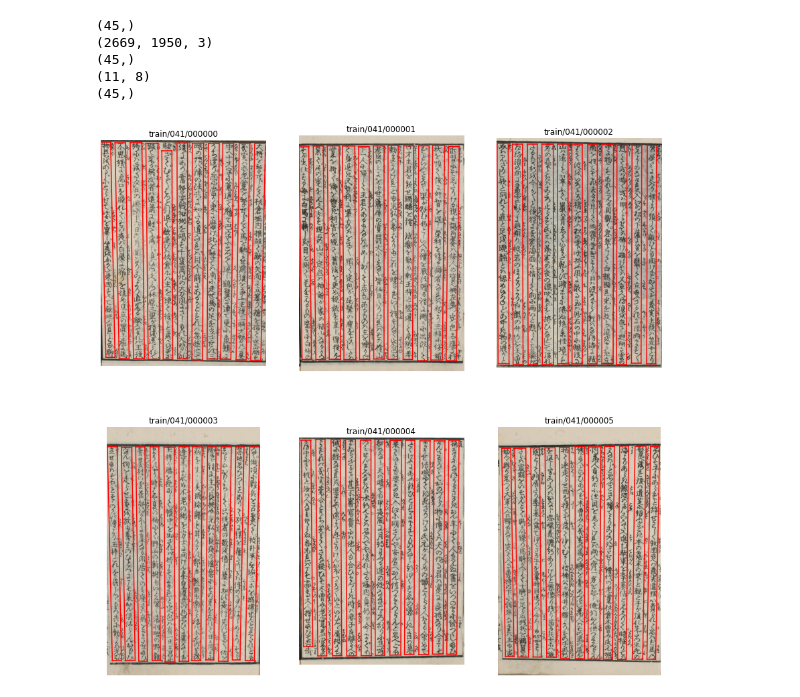
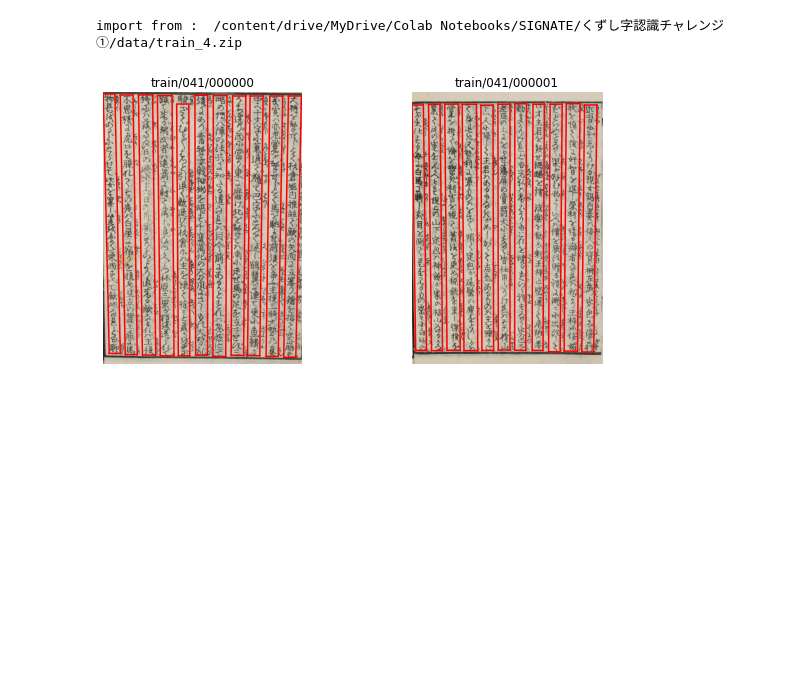
Before and after one commit to ryosanada/kuzushiji_1, a Jupyter notebook: notebook/baseline.ipynb, the cells around one changed output. Cells and saved outputs as stored; diff of their text form; code cells hidden in the pictures; blank space fills up the shorter version.

Commit message:
train_data_loadクラスを実装した。 しかし、データが大きいため、圧縮と高速化を検討する必要あり

```diff
--- a/notebook/baseline.ipynb
+++ b/notebook/baseline.ipynb
@@ -17 +24,17 @@ path_train_4 = '/content/drive/MyDrive/Colab Notebooks/SIGNATE/くずし字
+# %%
+# path
+path_train_1 = '/content/drive/MyDrive/Colab Notebooks/SIGNATE/くずし字認識チャレンジ①/data/train_1.zip'
+path_train_2 = '/content/drive/MyDrive/Colab Notebooks/SIGNATE/くずし字認識チャレンジ①/data/train_2.zip'
+path_train_3 = '/content/drive/MyDrive/Colab Notebooks/SIGNATE/くずし字認識チャレンジ①/data/train_3.zip'
+path_train_4 = '/content/drive/MyDrive/Colab Notebooks/SIGNATE/くずし字認識チャレンジ①/data/train_4.zip'
+path_obj_dir = '/content/drive/MyDrive/Colab Notebooks/SIGNATE/くずし字認識チャレンジ①/notebook/obj'
+path_obj_train_1 = f'{path_obj_dir}/train_1.bz2'
+path_obj_train_2 = f'{path_obj_dir}/train_2.bz2'
+path_obj_train_3 = f'{path_obj_dir}/train_3.bz2'
+path_obj_train_4 = f'{path_obj_dir}/train_4.bz2'
+# %%
+from pathlib import Path
+for path in [path_obj_train_1, path_obj_train_2, path_obj_train_3, path_obj_train_4]:
+    myfile = Path(path)
+    myfile.touch(exist_ok=True)
 # %%
@@ -59,31 +119,7 @@ train_4_img, train_4_annot, train_4_filename = import_from_zip(path_train_4)
-# %%
-print(train_4_img.shape)
-print(train_4_img[0].shape)
-print(train_4_annot.shape)
-print(train_4_annot[0].shape)
-print(train_4_filename.shape)
-# %% [output]
-(45,)
-(2669, 1950, 3)
-(45,)
-(11, 8)
-(45,)
-# %%
-row = 2
-col = 3
-fig, axes = plt.subplots(row, col, figsize=(15,15))
-
-for i in range(6):
-    ax = axes.ravel()[i]
-    ax.set_title(train_4_filename[i])
-    ax.imshow(train_4_img[i])
-    for x1, y1, x2, y2, x3, y3, x4, y4 in train_4_annot[i]:
-        ax.plot([x1, x2], [y1, y2], color="red")
-        ax.plot([x2, x3], [y2, y3], color="red")
-        ax.plot([x3, x4], [y3, y4], color="red")
-        ax.plot([x4, x1], [y4, y1], color="red")
-
-    ax.axis('off')
-plt.show()
-# %% [output]
-[figure, removed]
+# %%
+# train_1 = train_data_load(path_train_1)
+# train_2 = train_data_load(path_train_2)
+# train_3 = train_data_load(path_train_3)
+train_4 = train_data_load(path_train_4)
+# %% [output]
+import from :  /content/drive/MyDrive/Colab Notebooks/SIGNATE/くずし字認識チャレンジ①/data/train_4.zip
@@ -89,0 +138,4 @@ plt.show()
+# %%
+train_4.plot((0,2))
+# %% [output]
+[figure, added]
```
Also changed, not shown: parts of 7 cells of this notebook.
